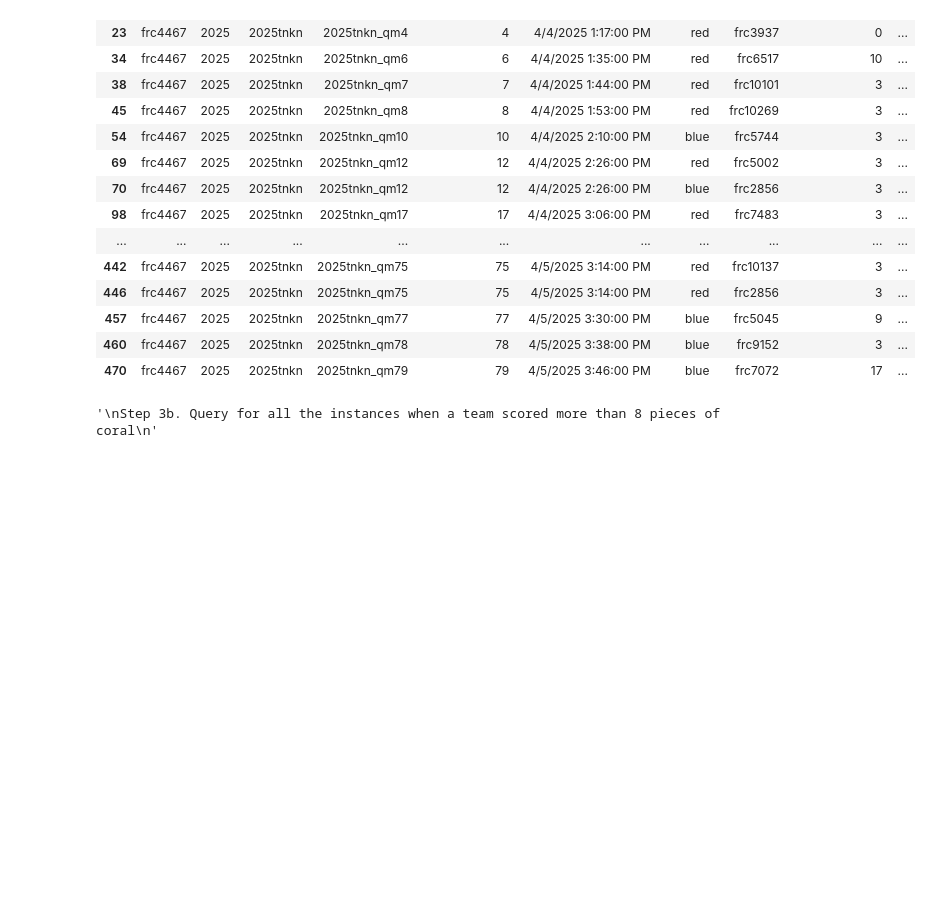
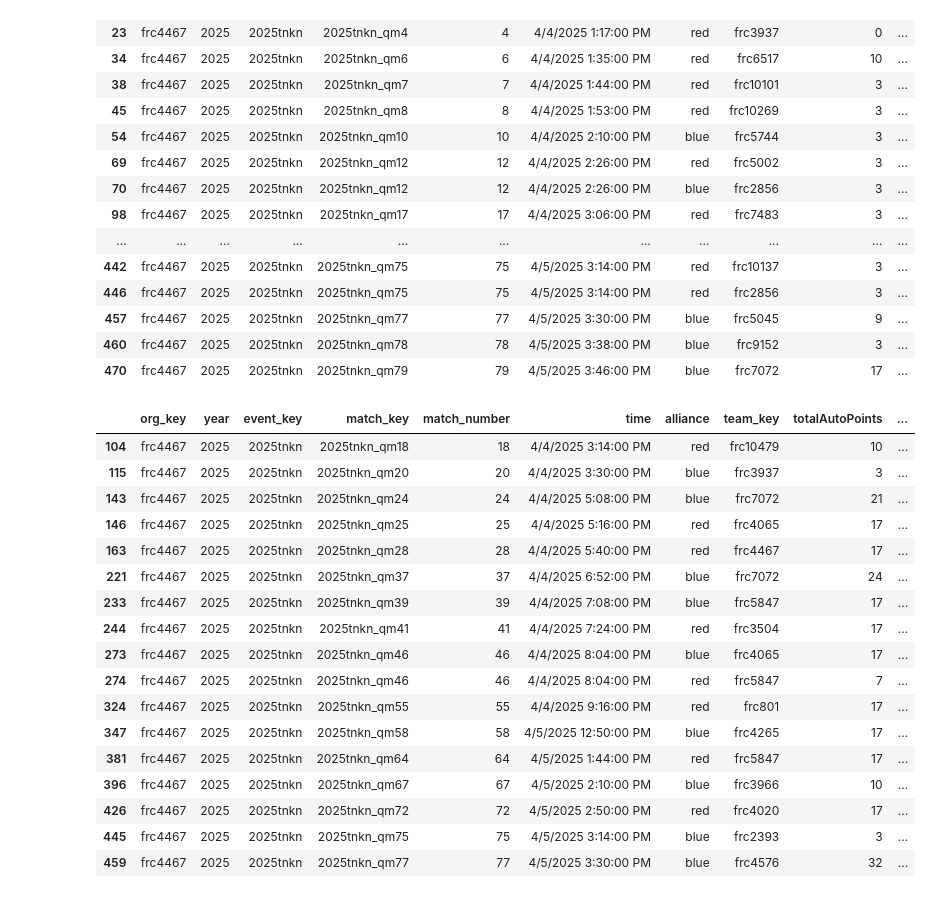
Before and after one commit to GirlsOfSteelRobotics/DataScienceCodelabs, a Jupyter notebook: source/CL2_pandas_codelab.ipynb, the cells around one changed output. Saved outputs shown, nothing was run; the diff lists cells and outputs as text; code cells hidden in the pictures; blank space fills up the shorter version.

```diff
--- a/source/CL2_pandas_codelab.ipynb
+++ b/source/CL2_pandas_codelab.ipynb
@@ -101,9 +101,28 @@ scouted_data[scouted_data["diedDuringMatch"] != 0]
 # %%
 """
 Step 3b. Query for all the instances when a team scored more than 8 pieces of coral
 """
+scouted_data["totalCoral"]=scouted_data["autoCoralL4"]+scouted_data["autoCoralL3"]+scouted_data["autoCoralL2"]+scouted_data["autoCoralL1"]+scouted_data["teleopCoralL4"]+scouted_data["autoCoralL3"]+scouted_data["autoCoralL2"]
+scouted_data[scouted_data["totalCoral"]>8]
 # %% [output]
-'\nStep 3b. Query for all the instances when a team scored more than 8 pieces of coral\n'
+|  | org_key | year | event_key | match_key | match_number | time | alliance | team_key | totalAutoPoints | ... |
+| 104 | frc4467 | 2025 | 2025tnkn | 2025tnkn_qm18 | 18 | 4/4/2025 3:14:00 PM | red | frc10479 | 10 | ... |
+| 115 | frc4467 | 2025 | 2025tnkn | 2025tnkn_qm20 | 20 | 4/4/2025 3:30:00 PM | blue | frc3937 | 3 | ... |
+| 143 | frc4467 | 2025 | 2025tnkn | 2025tnkn_qm24 | 24 | 4/4/2025 5:08:00 PM | blue | frc7072 | 21 | ... |
+| 146 | frc4467 | 2025 | 2025tnkn | 2025tnkn_qm25 | 25 | 4/4/2025 5:16:00 PM | red | frc4065 | 17 | ... |
+| 163 | frc4467 | 2025 | 2025tnkn | 2025tnkn_qm28 | 28 | 4/4/2025 5:40:00 PM | red | frc4467 | 17 | ... |
+| 221 | frc4467 | 2025 | 2025tnkn | 2025tnkn_qm37 | 37 | 4/4/2025 6:52:00 PM | blue | frc7072 | 24 | ... |
+| 233 | frc4467 | 2025 | 2025tnkn | 2025tnkn_qm39 | 39 | 4/4/2025 7:08:00 PM | blue | frc5847 | 17 | ... |
+| 244 | frc4467 | 2025 | 2025tnkn | 2025tnkn_qm41 | 41 | 4/4/2025 7:24:00 PM | red | frc3504 | 17 | ... |
+| 273 | frc4467 | 2025 | 2025tnkn | 2025tnkn_qm46 | 46 | 4/4/2025 8:04:00 PM | blue | frc4065 | 17 | ... |
+| 274 | frc4467 | 2025 | 2025tnkn | 2025tnkn_qm46 | 46 | 4/4/2025 8:04:00 PM | red | frc5847 | 7 | ... |
+| 324 | frc4467 | 2025 | 2025tnkn | 2025tnkn_qm55 | 55 | 4/4/2025 9:16:00 PM | red | frc801 | 17 | ... |
+| 347 | frc4467 | 2025 | 2025tnkn | 2025tnkn_qm58 | 58 | 4/5/2025 12:50:00 PM | blue | frc4265 | 17 | ... |
+| 381 | frc4467 | 2025 | 2025tnkn | 2025tnkn_qm64 | 64 | 4/5/2025 1:44:00 PM | red | frc5847 | 17 | ... |
+| 396 | frc4467 | 2025 | 2025tnkn | 2025tnkn_qm67 | 67 | 4/5/2025 2:10:00 PM | blue | frc3966 | 10 | ... |
+| 426 | frc4467 | 2025 | 2025tnkn | 2025tnkn_qm72 | 72 | 4/5/2025 2:50:00 PM | red | frc4020 | 17 | ... |
+| 445 | frc4467 | 2025 | 2025tnkn | 2025tnkn_qm75 | 75 | 4/5/2025 3:14:00 PM | blue | frc2393 | 3 | ... |
+| 459 | frc4467 | 2025 | 2025tnkn | 2025tnkn_qm77 | 77 | 4/5/2025 3:30:00 PM | blue | frc4576 | 32 | ... |
 # %%
 """
 Step XXXX. Calculate the averages stats per team and display them
```
Also changed, not shown: parts of 11 cells of this notebook, 2 other files.
